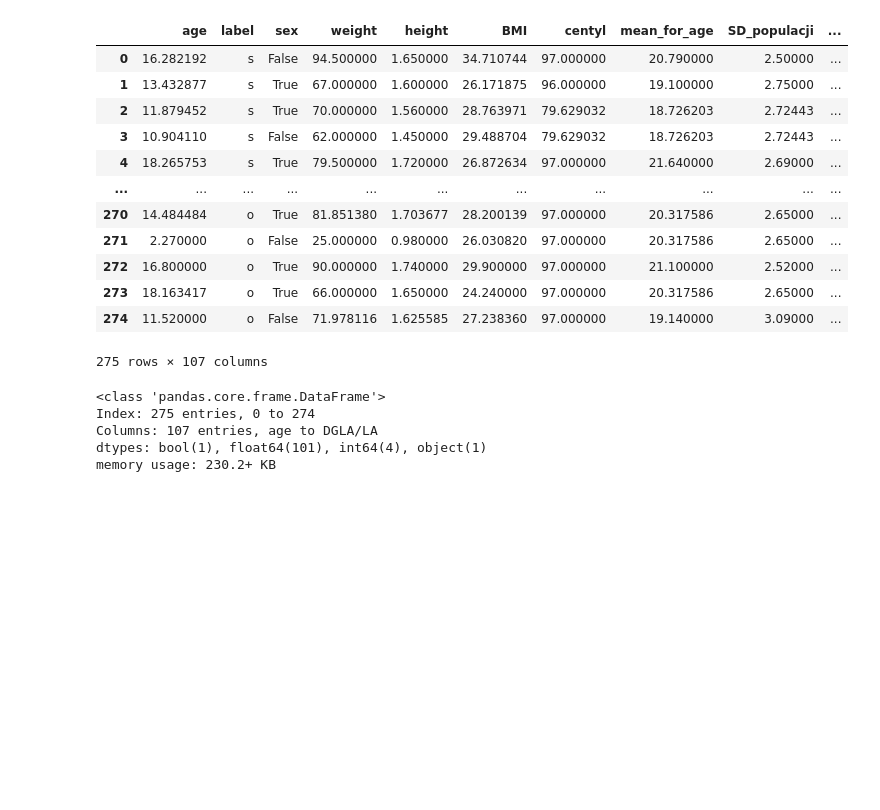
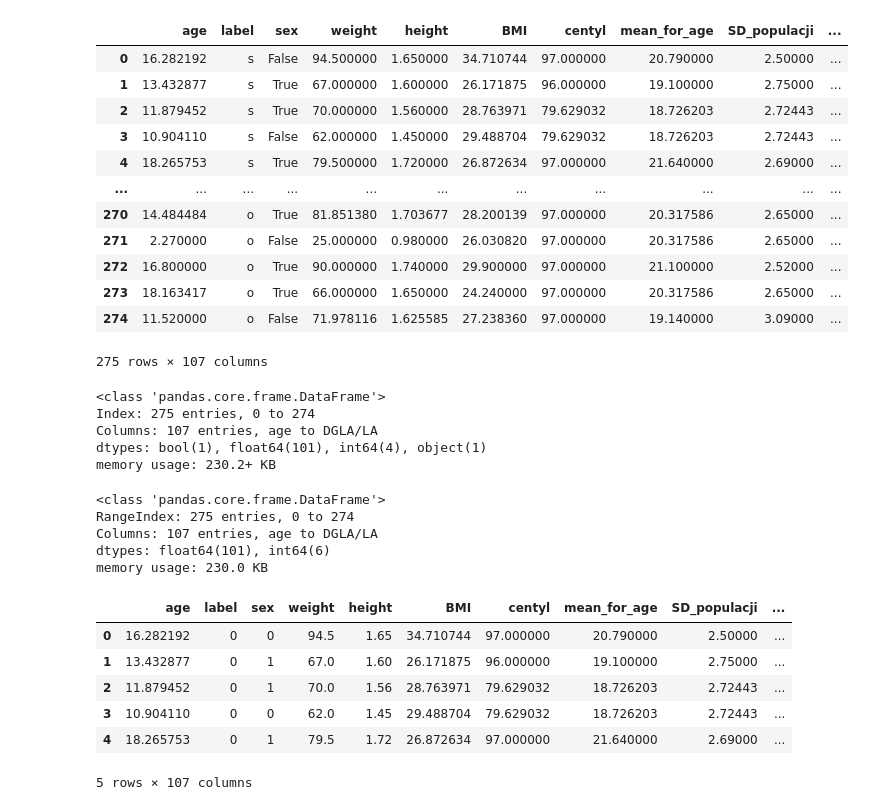
Before and after one commit to jakubpludowski/NAFLD-classifier, a Jupyter notebook: data_loader.ipynb, the cells around one changed output. Drawn from its saved outputs; the diff is of its cells as text; code cells hidden in the pictures; blank space fills up the shorter version.

```diff
--- a/data_loader.ipynb
+++ b/data_loader.ipynb
@@ -439,0 +466,19 @@ memory usage: 230.2+ KB
+# %%
+data_check = pd.read_csv('data/data_processed_bin.csv')
+data_check.info()
+# %% [output]
+<class 'pandas.core.frame.DataFrame'>
+RangeIndex: 275 entries, 0 to 274
+Columns: 107 entries, age to DGLA/LA
+dtypes: float64(101), int64(6)
+memory usage: 230.0 KB
+# %%
+data_check.head()
+# %% [output]
+|  | age | label | sex | weight | height | BMI | centyl | mean_for_age | SD_populacji | ... |
+| 0 | 16.282192 | 0 | 0 | 94.5 | 1.65 | 34.710744 | 97.000000 | 20.790000 | 2.50000 | ... |
+| 1 | 13.432877 | 0 | 1 | 67.0 | 1.60 | 26.171875 | 96.000000 | 19.100000 | 2.75000 | ... |
+| 2 | 11.879452 | 0 | 1 | 70.0 | 1.56 | 28.763971 | 79.629032 | 18.726203 | 2.72443 | ... |
+| 3 | 10.904110 | 0 | 0 | 62.0 | 1.45 | 29.488704 | 79.629032 | 18.726203 | 2.72443 | ... |
+| 4 | 18.265753 | 0 | 1 | 79.5 | 1.72 | 26.872634 | 97.000000 | 21.640000 | 2.69000 | ... |
+5 rows × 107 columns
```
Also changed, not shown: parts of 6 cells of this notebook.
